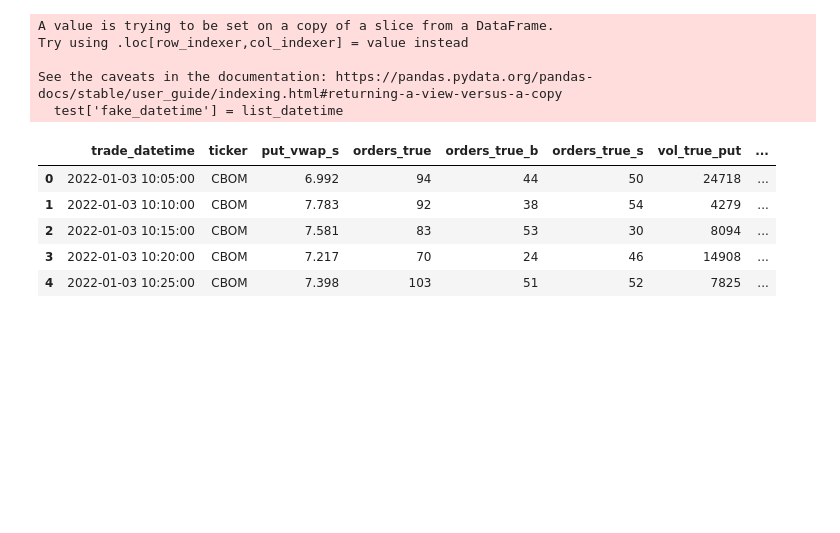
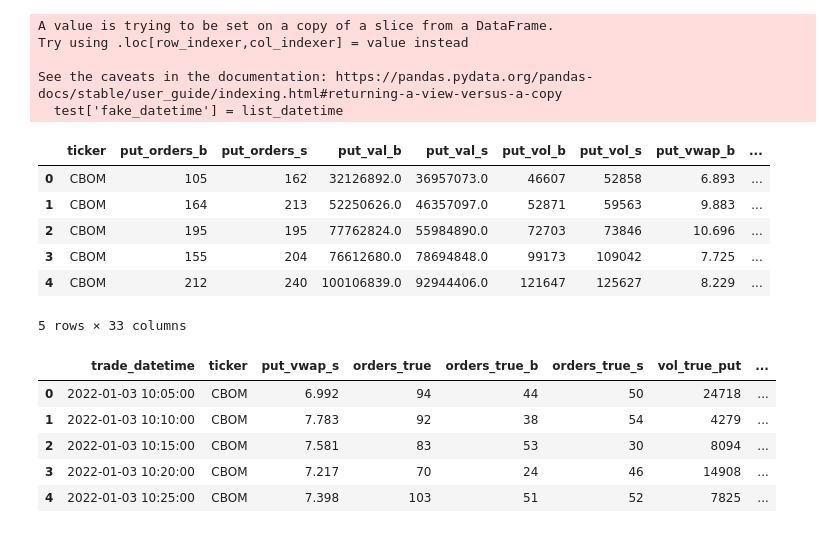
Before and after one commit to VAnufrikov/Go.Algo, a Jupyter notebook: data_moex.ipynb, the cells around one changed output. Drawn from its saved outputs; the diff is of its cells as text; code cells hidden in the pictures; blank space fills up the shorter version.

```diff
--- a/data_moex.ipynb
+++ b/data_moex.ipynb
@@ -373,6 +169,16 @@ Try using .loc[row_indexer,col_indexer] = value instead
 
 See the caveats in the documentation: https://pandas.pydata.org/pandas-docs/stable/user_guide/indexing.html#returning-a-view-versus-a-copy
   test['fake_datetime'] = list_datetime
+# %%
+CBOM.head()
+# %% [output]
+|  | ticker | put_orders_b | put_orders_s | put_val_b | put_val_s | put_vol_b | put_vol_s | put_vwap_b | ... |
+| 0 | CBOM | 105 | 162 | 32126892.0 | 36957073.0 | 46607 | 52858 | 6.893 | ... |
+| 1 | CBOM | 164 | 213 | 52250626.0 | 46357097.0 | 52871 | 59563 | 9.883 | ... |
+| 2 | CBOM | 195 | 195 | 77762824.0 | 55984890.0 | 72703 | 73846 | 10.696 | ... |
+| 3 | CBOM | 155 | 204 | 76612680.0 | 78694848.0 | 99173 | 109042 | 7.725 | ... |
+| 4 | CBOM | 212 | 240 | 100106839.0 | 92944406.0 | 121647 | 125627 | 8.229 | ... |
+5 rows × 33 columns
 # %%
 # , 'cancel_vwap_b', 'cancel_vwap_s', 'put_vwap_b', 'put_vwap_s'
 # %%
```
Also changed, not shown: parts of 61 cells of this notebook, 3 other files.
